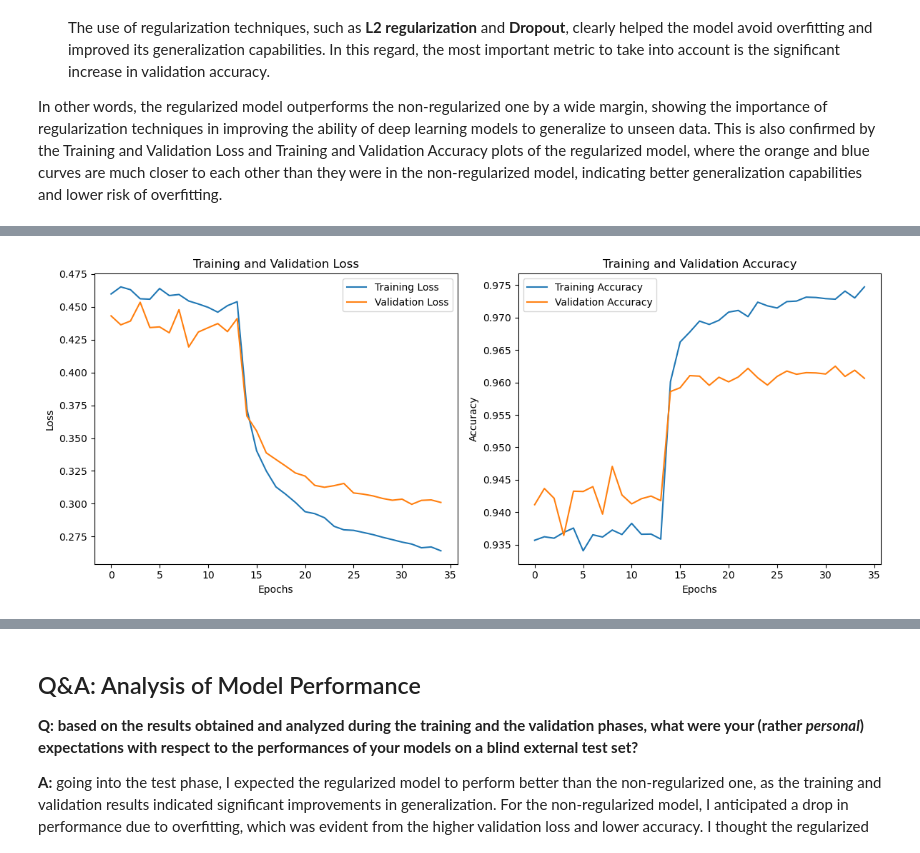
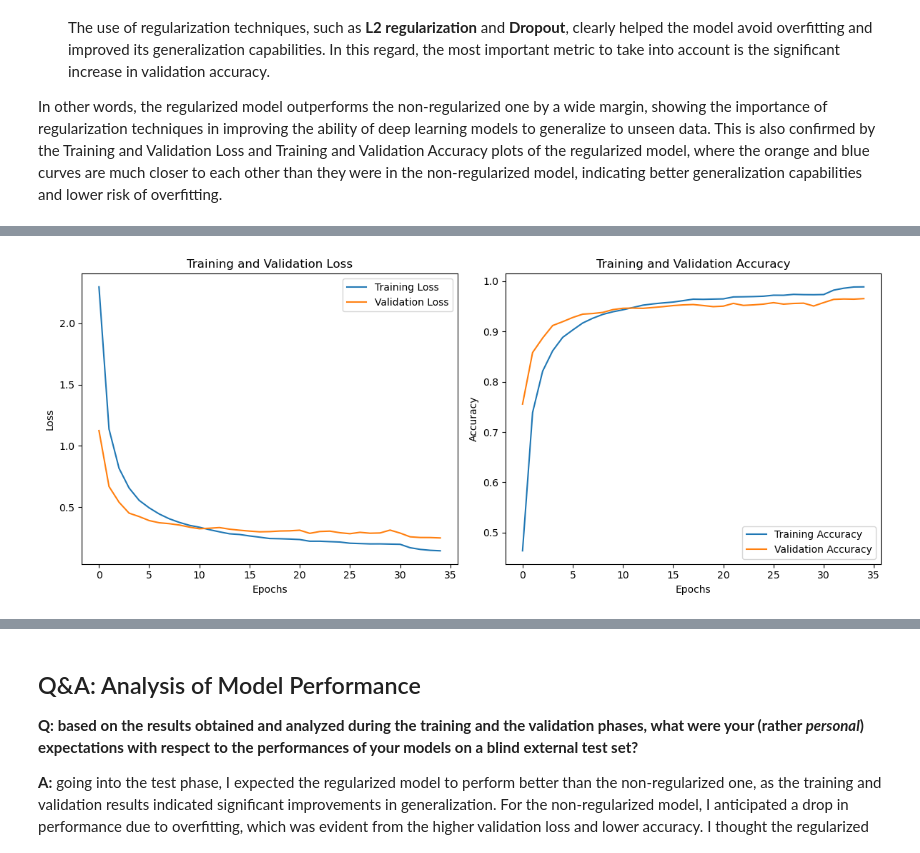
Before and after one commit to andreamoleri/AML-Assignments, a Jupyter notebook: Assignment 2/Assignment 2.ipynb, the cells around one changed output, grey strips where cells are left out. Cells and saved outputs as stored; diff of their text form; code cells hidden in the pictures.

Commit message:
Fixed Model

```diff
--- a/Assignment 2/Assignment 2.ipynb
+++ b/Assignment 2/Assignment 2.ipynb
@@ -499,43 +499,39 @@ The model has **735,346 trainable parameters**, which is the same as the non-reg
 from tensorflow.keras.callbacks import EarlyStopping, ReduceLROnPlateau
 from tensorflow.keras.optimizers import Adam
 from tensorflow.keras.models import Sequential
-from tensorflow.keras.layers import Dense, Dropout, Input
+from tensorflow.keras.layers import Dense, Dropout, BatchNormalization, Input
 from tensorflow.keras.regularizers import l2
 
-# Create a slightly modified model
 model_reg_optimized = Sequential()
 
-# Explicitly define the input layer
-model_reg_optimized.add(Input(shape=(1092,)))  # Input layer
+model_reg_optimized.add(Input(shape=(1092,)))
 
-# First dense layer with reduced L2 and lower Dropout
 model_reg_optimized.add(Dense(512, activation='relu', kernel_regularizer=l2(0.0001)))
-model_reg_optimized.add(Dropout(0.1))  # Lower Dropout rate
+model_reg_optimized.add(BatchNormalization())
+model_reg_optimized.add(Dropout(0.2))
 
-# Second dense layer
-model_reg_optimized.add(Dense(256, activation='relu', kernel_regularizer=l2(0.0001)))
-model_reg_optimized.add(Dropout(0.1))
+model_reg_optimized.add(Dense(256, activation='relu', kernel_regularizer=l2(0.00015)))
+model_reg_optimized.add(BatchNormalization())
+model_reg_optimized.add(Dropout(0.25))
 
-# Third dense layer
-model_reg_optimized.add(Dense(128, activation='relu', kernel_regularizer=l2(0.0001)))
+model_reg_optimized.add(Dense(128, activation='relu', kernel_regularizer=l2(0.0002)))
+model_reg_optimized.add(BatchNormalization())
+model_reg_optimized.add(Dropout(0.3))
 
-# Fourth dense layer
-model_reg_optimized.add(Dense(64, activation='relu', kernel_regularizer=l2(0.0001)))
+model_reg_optimized.add(Dense(64, activation='relu', kernel_regularizer=l2(0.00025)))
+model_reg_optimized.add(BatchNormalization())
+model_reg_optimized.add(Dropout(0.3))
 
-# Output layer
 model_reg_optimized.add(Dense(50, activation='softmax'))
 
-# Compile the model with a lower learning rate
 model_reg_optimized.compile(
-    optimizer=Adam(learning_rate=0.0005),  # Reduced learning rate
+    optimizer=Adam(learning_rate=0.0005),
     loss='categorical_crossentropy',
     metrics=['accuracy']
 )
 
-# Early Stopping and ReduceLROnPlateau with modified patience
-early_stopping = EarlyStopping(monitor='val_loss', patience=10, restore_best_weights=True)
-reduce_lr = ReduceLROnPlateau(monitor='val_loss', factor=0.5, patience=5)
+early_stopping = EarlyStopping(monitor='val_loss', patience=12, restore_best_weights=True)
+reduce_lr = ReduceLROnPlateau(monitor='val_loss', factor=0.3, patience=6)
 
-# Model summary
 model_reg_optimized.summary()
 # %% [output]
@@ -578,7 +574,7 @@ early_stopping = EarlyStopping(monitor='val_loss', patience=10, restore_best_wei
 reduce_lr = ReduceLROnPlateau(monitor='val_loss', factor=0.2, patience=5, min_lr=1e-6)
 
 # Train the model with regularization
-history_reg = model_reg.fit(
+history_reg = model_reg_optimized.fit(
     x_train, y_train,  # Training data and labels
     validation_data=(x_test, y_test),  # Validation data
     epochs=epochs,  # Number of epochs
@@ -621,7 +617,7 @@ print(f"Final validation loss: {history_reg.history['val_loss'][-1]:.4f}")
 
 # Evaluate both models on the test data
 val_loss_non_reg, val_accuracy_non_reg = model.evaluate(x_test, y_test, verbose=0)
-val_loss_reg, val_accuracy_reg = model_reg.evaluate(x_test, y_test, verbose=0)
+val_loss_reg, val_accuracy_reg = model_reg_optimized.evaluate(x_test, y_test, verbose=0)
 
 # Print the evaluation results for both models
 print("\nResults Comparison:")
@@ -638,2 +634,2 @@ Epoch 35/35 - loss: 0.2675 - accuracy: 0.9735 - val_loss: 0.3019 - val_accuracy:
-[figure, old version]
+[figure, new version]
 Training completed! Below, we summarize the results of the training process:
```
Also changed, not shown: parts of 5 cells of this notebook.
